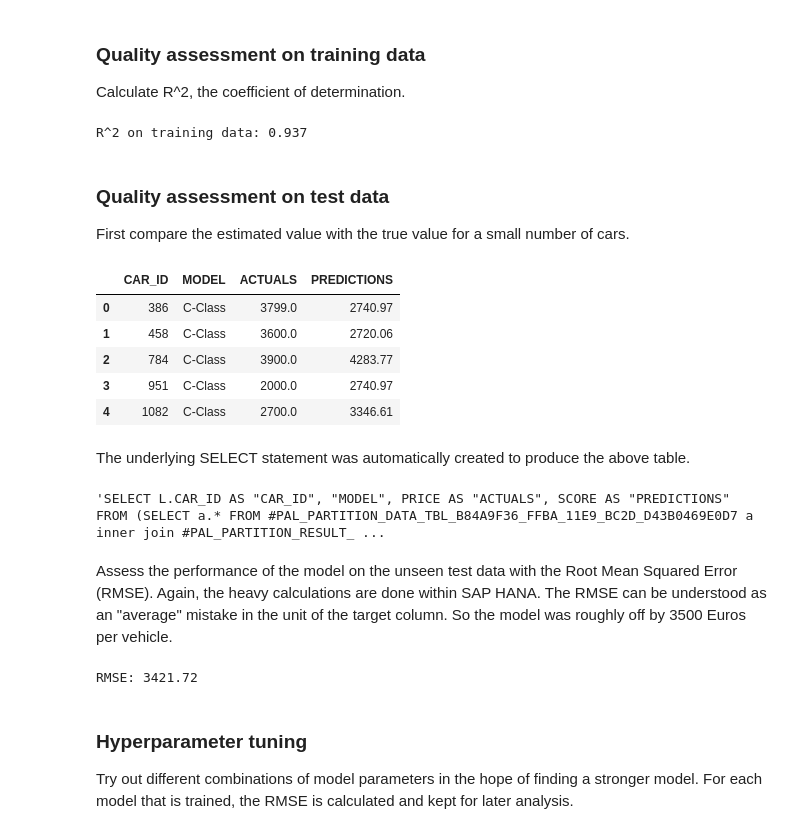
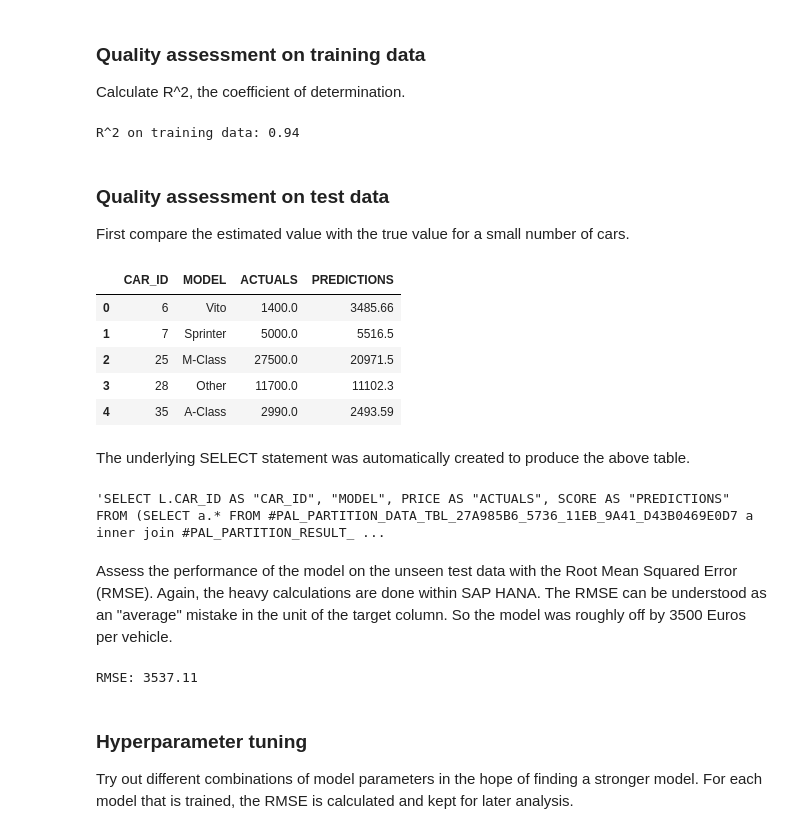
Before and after one commit to SAP-samples/hana-ml-samples, a Jupyter notebook: Python-API/usecase-examples/estimate-car-price/20 Imputation and model training.ipynb, the cells around one changed output. Saved outputs shown, nothing was run; the diff lists cells and outputs as text; code cells hidden in the pictures.

```diff
--- a/Python-API/usecase-examples/estimate-car-price/20 Imputation and model training.ipynb
+++ b/Python-API/usecase-examples/estimate-car-price/20 Imputation and model training.ipynb
@@ -47,9 +46,9 @@ df_pushdown_history.filter('GEARBOX IS NULL').head(5).collect()
 Impute numerical columns with their average value and categorical columns with their most frequent value. For the GEARBOX column replace missing values with the term "Gearbox unknown".
 # %%
 from hana_ml.algorithms.pal.preprocessing import Imputer
-impute = Imputer(conn_context = conn, strategy = 'mean')
-df_pushdown_imp = impute.fit_transform(data = df_pushdown_history,
-                                       strategy_by_col = [('GEARBOX', 'categorical_const', 'Gearbox unknown')])
+impute = Imputer(strategy = 'mean')
+df_remote_imp = impute.fit_transform(data = df_remote_history,
+                                     strategy_by_col = [('GEARBOX', 'categorical_const', 'Gearbox unknown')])
 # %% [markdown]
 The descriptive statistics for the imputed SAP HANA Data Frame correctly show, that no columns contain null values anymore.
 # %%
@@ -88,9 +87,9 @@ df_pushdown_imp.filter('CAR_ID = 2412').collect()
 Split the data into two separate subsets. One subset will be used to train different models. The other subset will be used to test the quality of the models.
 # %%
 from hana_ml.algorithms.pal import partition
-df_pushdown_train, df_pushdown_test, df_pushdown_ignore = partition.train_test_val_split(conn_context = conn,
-                                                                                         data = df_pushdown_imp,
-                                                                                         training_percentage = 0.7,
-                                                                                         testing_percentage = 0.3,
-                                                                                         validation_percentage = 0)
+df_remote_train, df_remote_test, df_remote_ignore = partition.train_test_val_split(random_seed = 1972,
+                                                                                   data = df_remote_imp,
+                                                                                   training_percentage = 0.7,
+                                                                                   testing_percentage = 0.3,
+                                                                                   validation_percentage = 0)
 # %%
@@ -104,8 +103,7 @@ Size of test subset: 5940
 Train a first model to estimate the price
 # %%
 from hana_ml.algorithms.pal import trees
-tree_reg = trees.DecisionTreeRegressor(conn_context=conn,
-                                       algorithm = 'cart',
+tree_reg = trees.DecisionTreeRegressor(algorithm = 'cart',
                                        min_records_of_parent = 10,
                                        min_records_of_leaf = 1,
                                        thread_ratio = 0.4,
@@ -117,7 +115,7 @@ tree_reg = trees.DecisionTreeRegressor(conn_context=conn,
 features = ['GEARBOX', 'VEHICLETYPE', 'YEAR', 'MODEL', 'HP', 'FUELTYPE', 'KILOMETER']
 
 # Train the tree
-tree_reg.fit(data = df_pushdown_train,
+tree_reg.fit(data = df_remote_train,
              key = 'CAR_ID',
              label = 'PRICE',
              features = features)
@@ -133,47 +131,47 @@ df_rules.iloc[0,1]
 ### Quality assessment on training data
 Calculate R^2, the coefficient of determination.
 # %%
-print('R^2 on training data: ' + str(round(tree_reg.score(data = df_pushdown_train,
+print('R^2 on training data: ' + str(round(tree_reg.score(data = df_remote_train,
                                                           key = 'CAR_ID'), 3)))
 # %% [output]
-R^2 on training data: 0.937
+R^2 on training data: 0.94
 # %% [markdown]
 ### Quality assessment on test data
 First compare the estimated value with the true value for a small number of cars.
 # %%
-df_pushdown_act_pred = df_pushdown_test.alias('L').join(
-    tree_reg.predict(data = df_pushdown_test, features = features, key = 'CAR_ID').alias('R'),
+df_remote_act_pred = df_remote_test.alias('L').join(
+    tree_reg.predict(data = df_remote_test, features = features, key = 'CAR_ID').alias('R'),
     'L.CAR_ID = R.CAR_ID',
     select=[('L.CAR_ID', 'CAR_ID'), 'MODEL', ('PRICE','ACTUALS'), ('SCORE', 'PREDICTIONS')])
 # %%
-df_pushdown_act_pred.head(5).collect()
+df_remote_act_pred.head(5).collect()
 # %% [output]
 |  | CAR_ID | MODEL | ACTUALS | PREDICTIONS |
-| 0 | 386 | C-Class | 3799.0 | 2740.97 |
-| 1 | 458 | C-Class | 3600.0 | 2720.06 |
-| 2 | 784 | C-Class | 3900.0 | 4283.77 |
-| 3 | 951 | C-Class | 2000.0 | 2740.97 |
-| 4 | 1082 | C-Class | 2700.0 | 3346.61 |
+| 0 | 6 | Vito | 1400.0 | 3485.66 |
+| 1 | 7 | Sprinter | 5000.0 | 5516.5 |
+| 2 | 25 | M-Class | 27500.0 | 20971.5 |
+| 3 | 28 | Other | 11700.0 | 11102.3 |
+| 4 | 35 | A-Class | 2990.0 | 2493.59 |
 # %% [markdown]
 The underlying SELECT statement was automatically created to produce the above table.
 # %%
-df_pushdown_act_pred.select_statement
+df_remote_act_pred.select_statement
 # %% [output]
-'SELECT L.CAR_ID AS "CAR_ID", "MODEL", PRICE AS "ACTUALS", SCORE AS "PREDICTIONS" FROM (SELECT a.* FROM #PAL_PARTITION_DATA_TBL_B84A9F36_FFBA_11E9_BC2D_D43B0469E0D7 a inner join #PAL_PARTITION_RESULT_ ...
+'SELECT L.CAR_ID AS "CAR_ID", "MODEL", PRICE AS "ACTUALS", SCORE AS "PREDICTIONS" FROM (SELECT a.* FROM #PAL_PARTITION_DATA_TBL_27A985B6_5736_11EB_9A41_D43B0469E0D7 a inner join #PAL_PARTITION_RESULT_ ...
 # %% [markdown]
 Assess the performance of the model on the unseen test data with the Root Mean Squared Error (RMSE). Again, the heavy calculations are done within SAP HANA. The RMSE can be understood as an "average" mistake in the unit of the target column. So the model was roughly off by 3500 Euros per vehicle.
 # %%
 import numpy as np
-df_pushdown_se = df_pushdown_act_pred.select('CAR_ID',
-                                             'MODEL',
-                                             'ACTUALS',
-                                             'PREDICTIONS',
-                                             ('(ACTUALS - PREDICTIONS) * (ACTUALS - PREDICTIONS) ', 'ERRORSQ'))
-df_mse = df_pushdown_se.agg([('avg', 'ERRORSQ', 'MSE')]).collect()
+df_remote_se = df_remote_act_pred.select('CAR_ID',
+                                         'MODEL',
+                                         'ACTUALS',
+                                         'PREDICTIONS',
+                                         ('(ACTUALS - PREDICTIONS) * (ACTUALS - PREDICTIONS) ', 'ERRORSQ'))
+df_mse = df_remote_se.agg([('avg', 'ERRORSQ', 'MSE')]).collect()
 rmse = np.sqrt(float(df_mse.iloc[0:,0]))
 print('RMSE: ' + str(round(rmse, 2)))
 # %% [output]
-RMSE: 3421.72
+RMSE: 3537.11
 # %% [markdown]
 ### Hyperparameter tuning
 Try out different combinations of model parameters in the hope of finding a stronger model. For each model that is trained, the RMSE is calculated and kept for later analysis.
```
Also changed, not shown: parts of 19 cells of this notebook.
